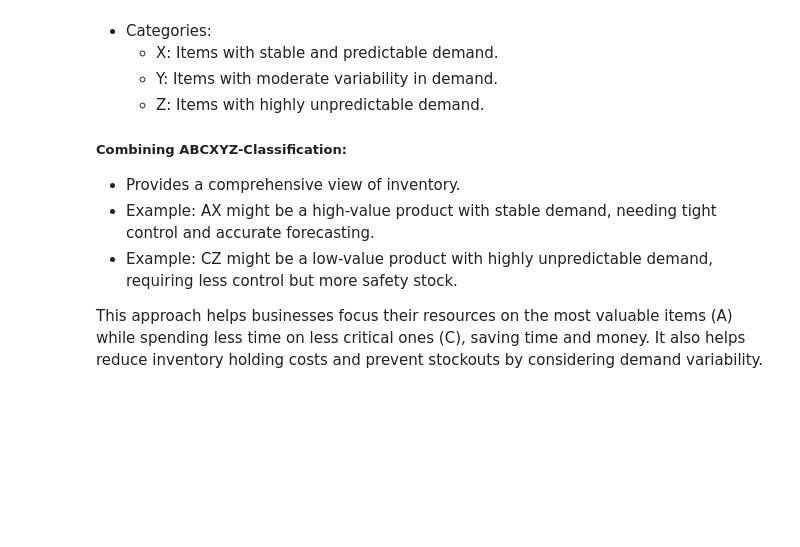
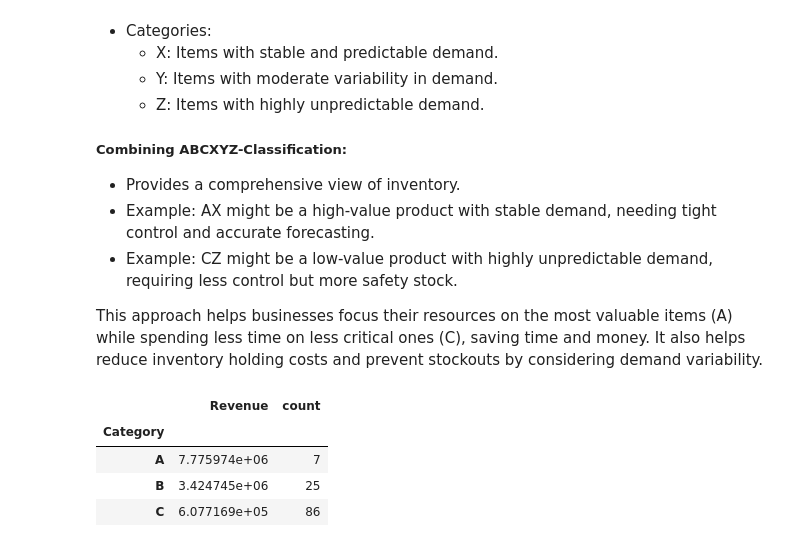
Before and after one commit to emirhansilsupur/supply-chain-analytics-forecasting, a Jupyter notebook: SC_Analytics_Forecasting.ipynb, the cells around one changed output. Drawn from its saved outputs; the diff is of its cells as text; code cells hidden in the pictures; blank space fills up the shorter version.

Commit message:
Create ABC summary

```diff
--- a/SC_Analytics_Forecasting.ipynb
+++ b/SC_Analytics_Forecasting.ipynb
@@ -815,3 +815,38 @@ df_cluster_sorted_sales.head(9)
 - Example: CZ might be a low-value product with highly unpredictable demand, requiring less control but more safety stock.
 
 This approach helps businesses focus their resources on the most valuable items (A) while spending less time on less critical ones (C), saving time and money. It also helps reduce inventory holding costs and prevent stockouts by considering demand variability.
+# %%
+df_abc = df_cluster_sorted_sales[["Product Name", "Sales"]]
+
+# Calculate cumulative sum of Sales and add it as a new column
+df_abc["cum_sum"] = df_abc["Sales"].cumsum()
+
+# Calculate cumulative percentage of Sales and add it as a new column
+df_abc["cum_per"] = df_abc["cum_sum"] / df_abc["Sales"].sum() * 100
+
+# Add the percentage of each SKU as a new column
+df_abc["per"] = df_abc["cum_per"] - df_abc["cum_per"].shift(1)
+
+# Add the first missing value in column "per" to be the first of cumulative percentage
+df_abc.loc[0, "per"] = df_abc["cum_per"][0]
+# %%
+# Define function to classify the SKUs based on their cumlated percentage revenue
+def abc_classification(data):
+    if data["cum_per"] <= 70:
+        return "A"
+    elif data["cum_per"] > 70 and data["cum_per"] <= 95:
+        return "B"
+    elif data["cum_per"] > 95:
+        return "C"
+# %%
+df_abc["Category"] = df_abc.apply(abc_classification, axis=1)
+
+abc_summary = df_abc[["Category","Product Name","Sales"]].groupby("Category").agg(Revenue=("Sales","sum"),count=("Product Name","count"))
+# %%
+abc_summary
+# %% [output]
+|  | Revenue | count |
+| Category |  |  |
+| A | 7.775974e+06 | 7 |
+| B | 3.424745e+06 | 25 |
+| C | 6.077169e+05 | 86 |
```
Also changed, not shown: parts of 5 cells of this notebook.
